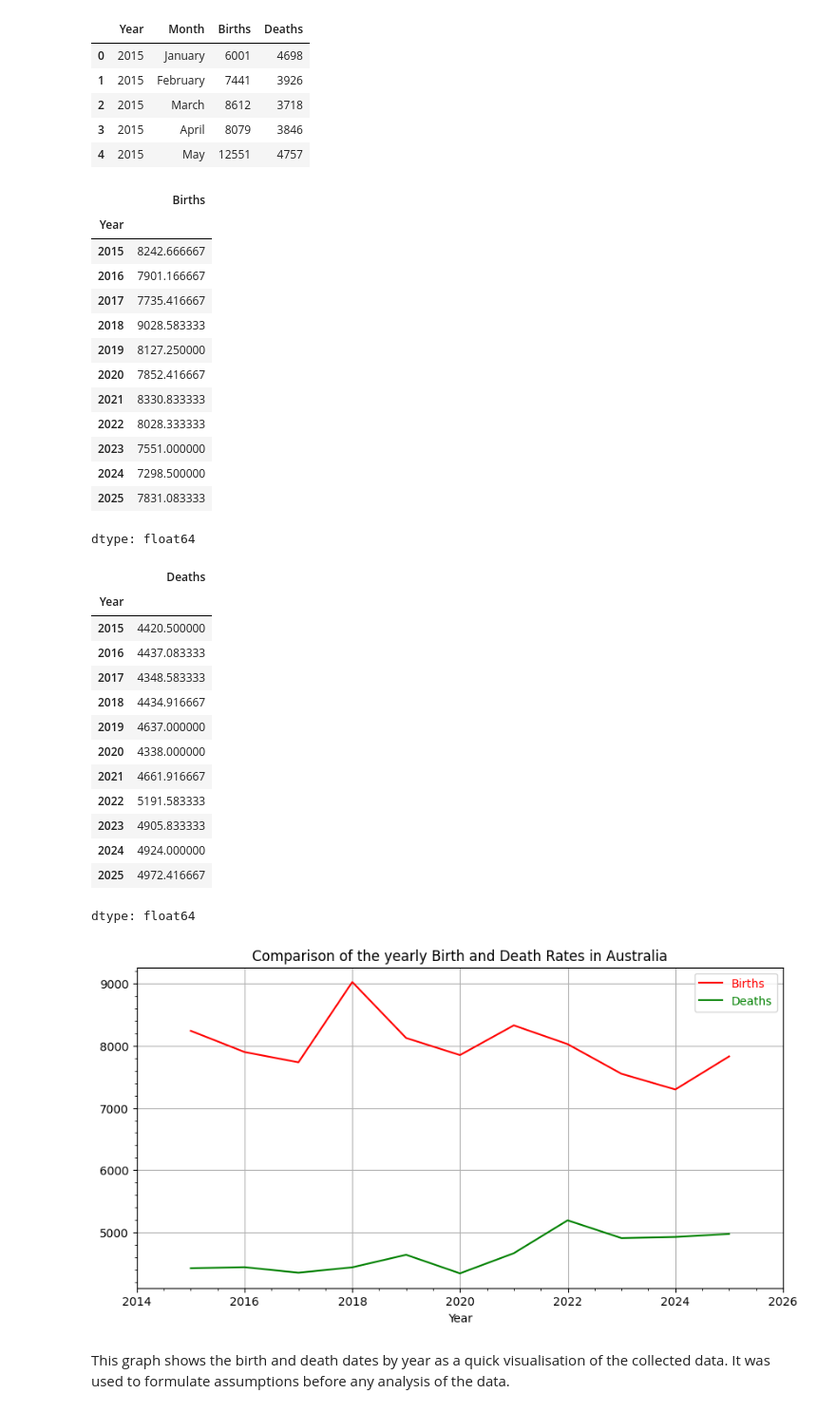
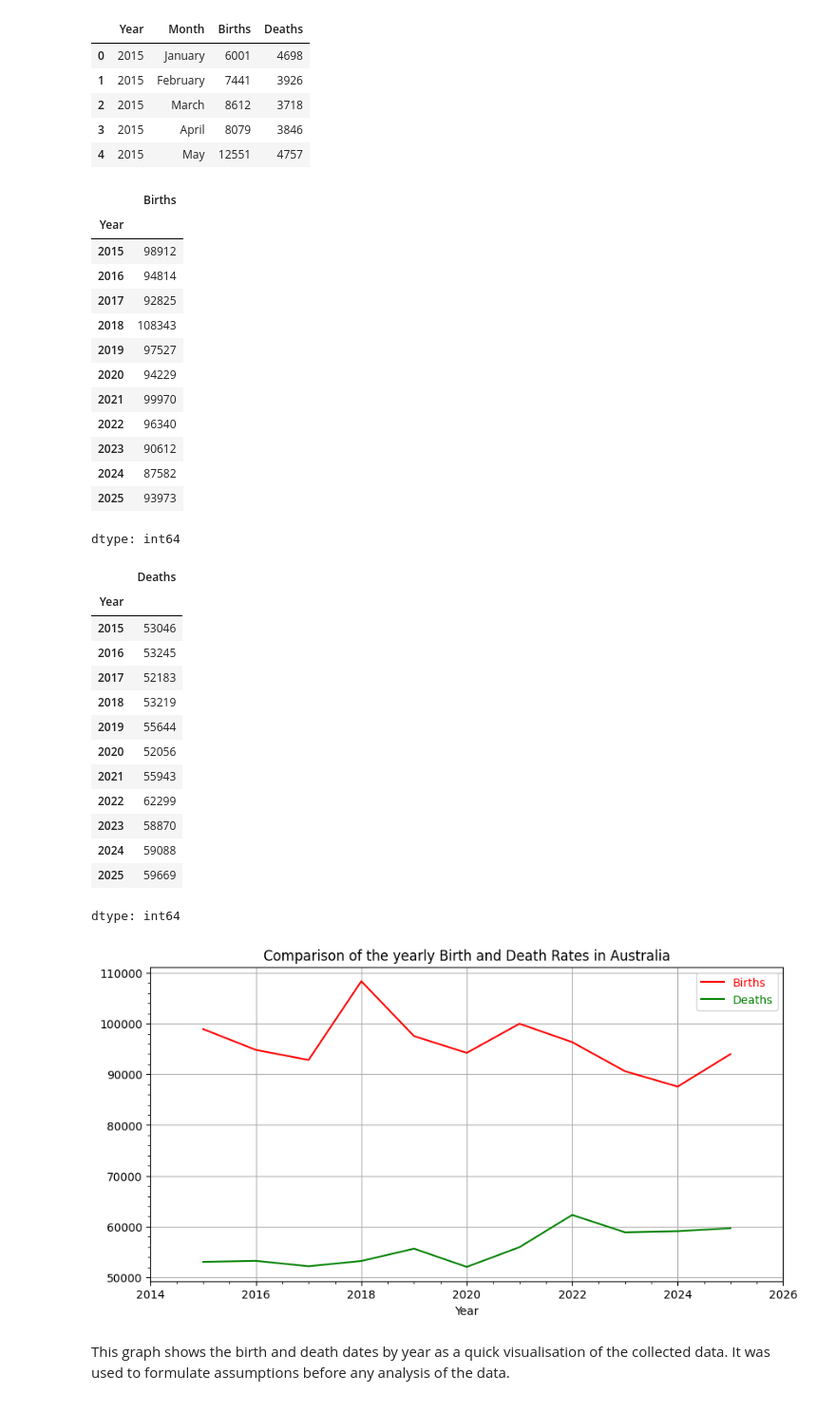
Before and after one commit to Leo05-u/EMSC2010_A3-Project-Notebook-Repository, a Jupyter notebook: EMSC2010_A3_Project_Notebook_&_Repository_u7447903.ipynb, the cells around one changed output. Shown at 95% size. Saved outputs shown, nothing was run; the diff lists cells and outputs as text; code cells hidden in the pictures.

```diff
--- a/EMSC2010_A3_Project_Notebook_&_Repository_u7447903.ipynb
+++ b/EMSC2010_A3_Project_Notebook_&_Repository_u7447903.ipynb
@@ -55,56 +55,57 @@ df.head()
 | 3 | 2015 | April | 8079 | 3846 |
 | 4 | 2015 | May | 12551 | 4757 |
 # %%
-#Averaging the yearly birth and death rates
+import pandas as pd
 
-average_yearly_births = df.groupby('Year')['Births'].mean()
-display(average_yearly_births)
+# Calculate total yearly birth and death rates
+total_yearly_births = df.groupby('Year')['Births'].sum()
+display(total_yearly_births)
 
-average_yearly_deaths = df.groupby('Year')['Deaths'].mean()
-display(average_yearly_deaths)
+total_yearly_deaths = df.groupby('Year')['Deaths'].sum()
+display(total_yearly_deaths)
 # %% [output]
 |  | Births |
 | Year |  |
-| 2015 | 8242.666667 |
-| 2016 | 7901.166667 |
-| 2017 | 7735.416667 |
-| 2018 | 9028.583333 |
-| 2019 | 8127.250000 |
-| 2020 | 7852.416667 |
-| 2021 | 8330.833333 |
-| 2022 | 8028.333333 |
-| 2023 | 7551.000000 |
-| 2024 | 7298.500000 |
-| 2025 | 7831.083333 |
+| 2015 | 98912 |
+| 2016 | 94814 |
+| 2017 | 92825 |
+| 2018 | 108343 |
+| 2019 | 97527 |
+| 2020 | 94229 |
+| 2021 | 99970 |
+| 2022 | 96340 |
+| 2023 | 90612 |
+| 2024 | 87582 |
+| 2025 | 93973 |
-dtype: float64
+dtype: int64
 |  | Deaths |
 | Year |  |
-| 2015 | 4420.500000 |
-| 2016 | 4437.083333 |
-| 2017 | 4348.583333 |
-| 2018 | 4434.916667 |
-| 2019 | 4637.000000 |
-| 2020 | 4338.000000 |
-| 2021 | 4661.916667 |
-| 2022 | 5191.583333 |
-| 2023 | 4905.833333 |
-| 2024 | 4924.000000 |
-| 2025 | 4972.416667 |
+| 2015 | 53046 |
+| 2016 | 53245 |
+| 2017 | 52183 |
+| 2018 | 53219 |
+| 2019 | 55644 |
+| 2020 | 52056 |
+| 2021 | 55943 |
+| 2022 | 62299 |
+| 2023 | 58870 |
+| 2024 | 59088 |
+| 2025 | 59669 |
-dtype: float64
+dtype: int64
 # %%
 #Generating the rough plot for the yearly birth and death rates
 
 fig, ax = plt.subplots(figsize=(10, 5)) #size of plot
-ax.plot(average_yearly_births.index, average_yearly_births,'r') #Births per year
-ax.plot(average_yearly_deaths.index, average_yearly_deaths,'g') #Deaths per year
+ax.plot(total_yearly_births.index, total_yearly_births,'r') #Births per year
+ax.plot(total_yearly_deaths.index, total_yearly_deaths,'g') #Deaths per year
 ax.set_xlabel('Year') #text for the x-axis label
 ax.set_title('Comparison of the yearly Birth and Death Rates in Australia') #text for the title
 legend = ax.legend(['Births','Deaths'], labelcolor='linecolor') #text for the legend
 ax.grid() #show the gridlines
 ax.set_xlim([2014,2026]) #interval for the x-axis
 ax.minorticks_on() #show the minor ticks
 # %% [output]
-[figure, old version]
+[figure, new version]
 # %% [markdown]
 This graph shows the birth and death dates by year as a quick visualisation of the collected data. It was used to formulate assumptions before any analysis of the data.
 # %% [markdown]
```
Also changed, not shown: parts of 18 cells of this notebook.
